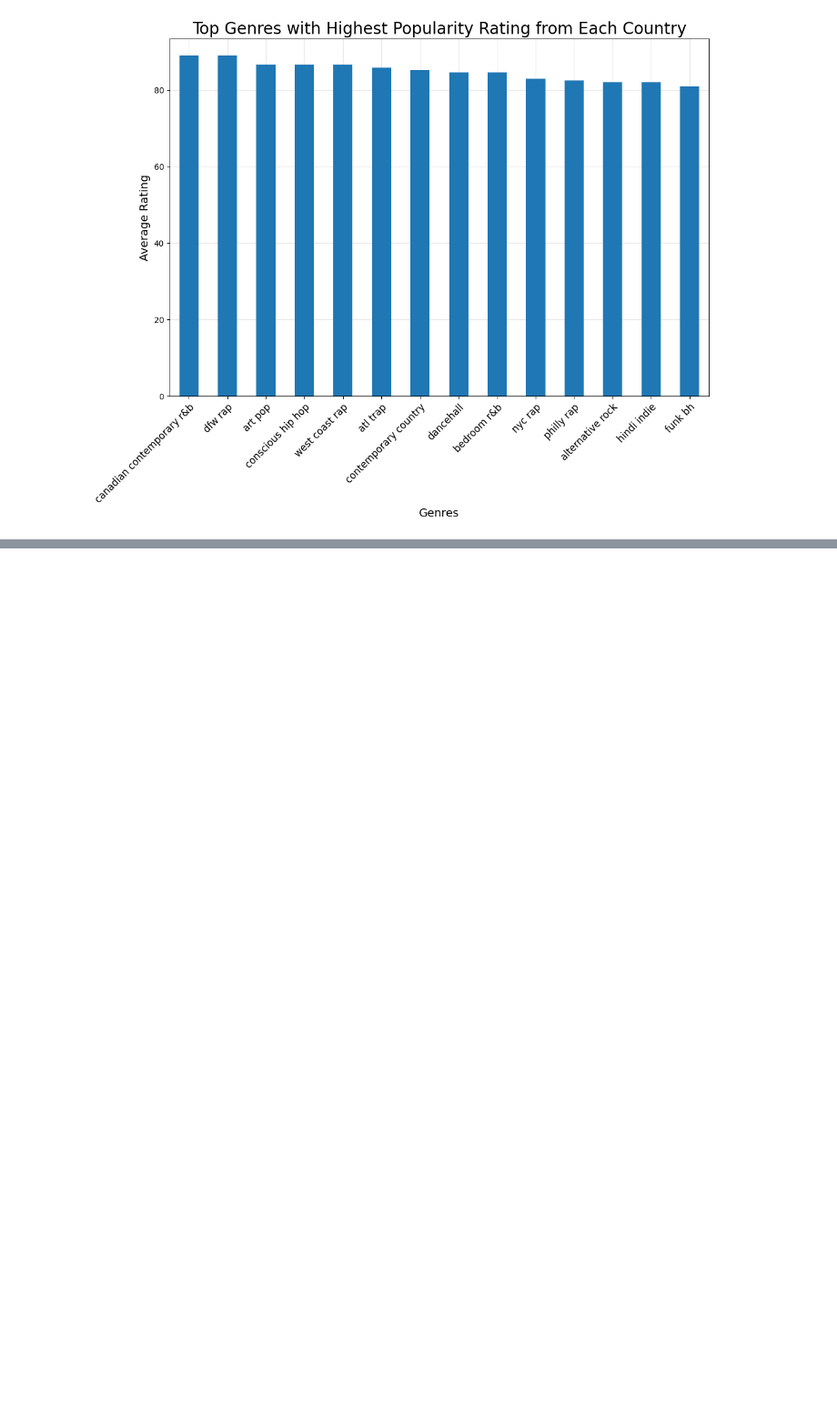
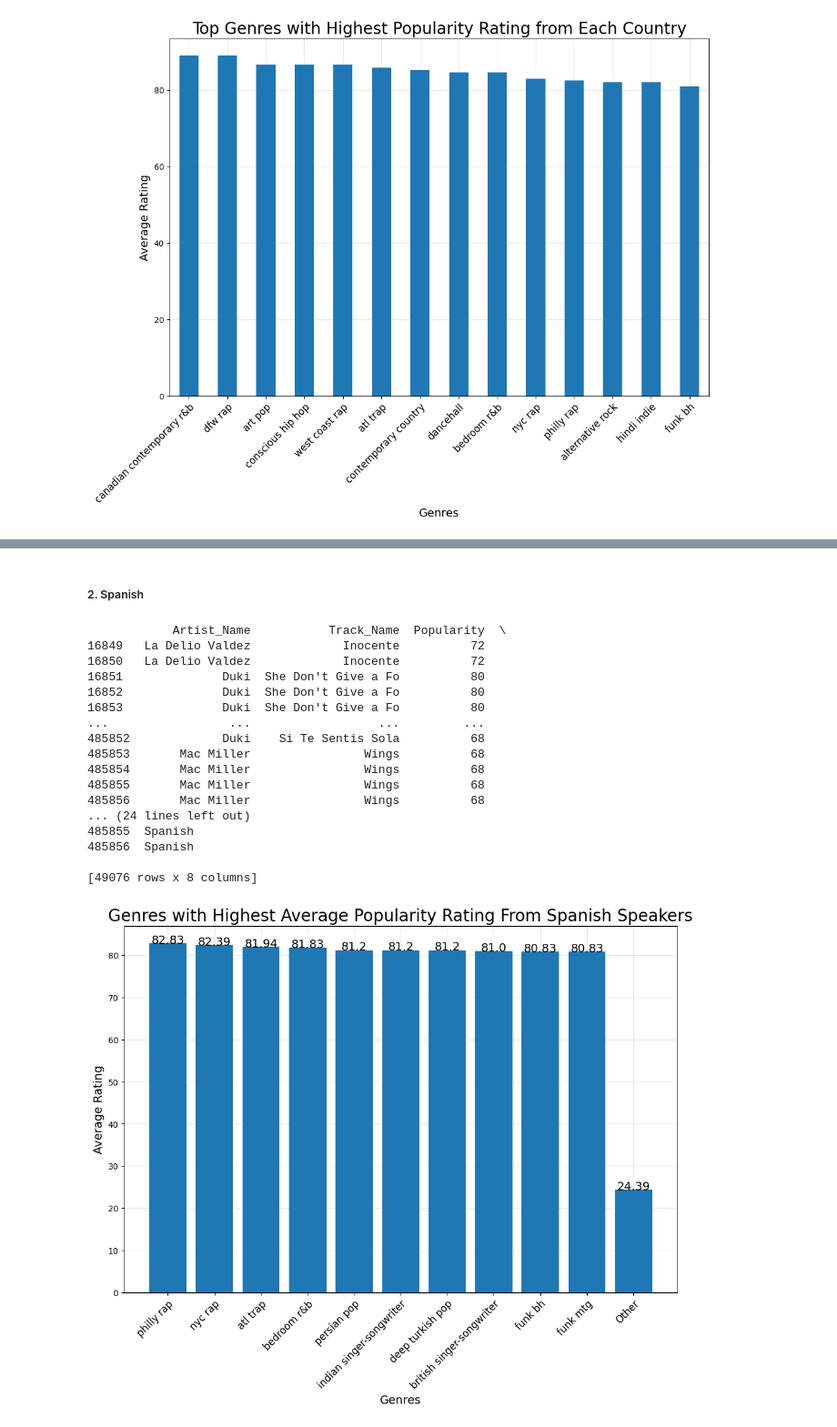
Before and after one commit to PiCake314/CSCI3022FinalProject, a Jupyter notebook: FinalProject.ipynb, the cells around one changed output, grey strips where cells are left out. Shown at 91% size. Saved outputs shown, nothing was run; the diff lists cells and outputs as text; code cells hidden in the pictures; blank space fills up the shorter version.

```diff
--- a/FinalProject.ipynb
+++ b/FinalProject.ipynb
@@ -420,0 +461,26 @@ ax.get_legend().remove()
+# %% [markdown]
+#####  2. Spanish
+# %%
+dfSingle_Lang = dfLang_clean.loc[dfLang_clean["Language"]=="Spanish"]
+genres, n = np.unique(np.hstack(dfSingle_Lang["Genres"].values),return_counts=True)
+
+indBigG = np.argsort(n)[::-1] #indices of most common genre
+# %% [output]
+            Artist_Name           Track_Name  Popularity  \
+16849   La Delio Valdez             Inocente          72
+16850   La Delio Valdez             Inocente          72
+16851              Duki  She Don't Give a Fo          80
+16852              Duki  She Don't Give a Fo          80
+16853              Duki  She Don't Give a Fo          80
+...                 ...                  ...         ...
+485852             Duki    Si Te Sentis Sola          68
+485853       Mac Miller                Wings          68
+485854       Mac Miller                Wings          68
+485855       Mac Miller                Wings          68
+485856       Mac Miller                Wings          68
+... (24 lines left out)
+485855  Spanish
+485856  Spanish
+
+[49076 rows x 8 columns]
+[figure, added]
```
Also changed, not shown: parts of 11 cells of this notebook, 1 other file.
